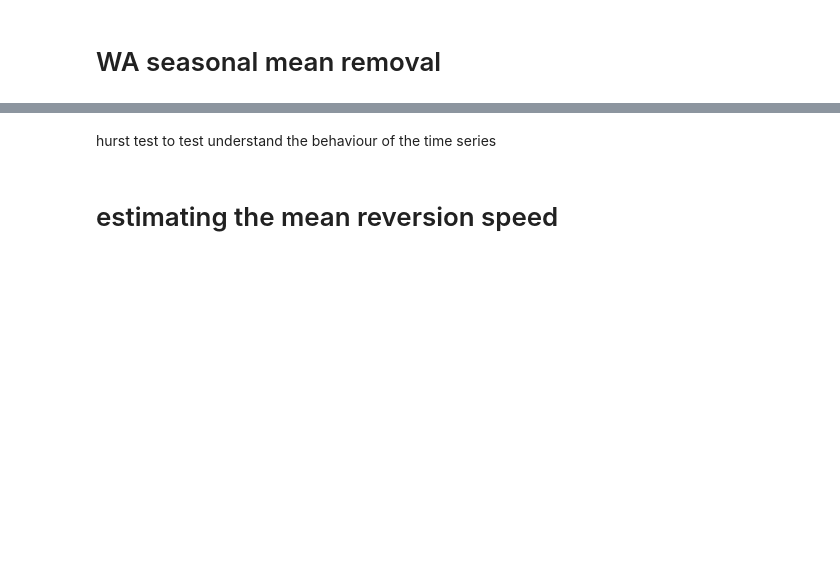
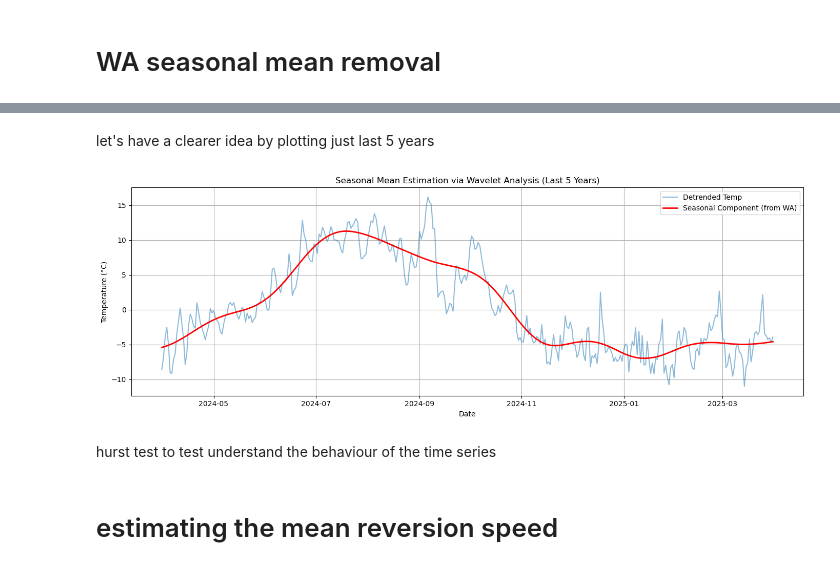
Before and after one commit to GianiRanzetti/Minerva---Weather-Derivatives, a Jupyter notebook: WN_model/main_WA_model.ipynb, the cells around one changed output, grey strips where cells are left out. Drawn from its saved outputs; the diff is of its cells as text; code cells hidden in the pictures; blank space fills up the shorter version.

```diff
--- a/WN_model/main_WA_model.ipynb
+++ b/WN_model/main_WA_model.ipynb
@@ -173,3 +239,28 @@ temp_data_with_day['deseasonalized_detrended'] = deseasonalized_detrended
+# %% [markdown]
+let's have a clearer idea by plotting just last 5 years
+# %%
+# Define the last 5-year window
+end_date = df['date'].max()
+start_date = end_date - pd.DateOffset(years=1)
+
+# Filter the DataFrame
+df_last5 = df[(df['date'] >= start_date) & (df['date'] <= end_date)]
+
+# Plot to visualize seasonal component for the last 5 years
+plt.figure(figsize=(14, 5))
+
+plt.plot(df_last5['date'], df_last5['detrended_temp'], label='Detrended Temp', alpha=0.5)
+plt.plot(df_last5['date'], df_last5['seasonal'], label='Seasonal Component (from WA)', color='red', linewidth=2)
+
+plt.title('Seasonal Mean Estimation via Wavelet Analysis (Last 5 Years)')
+plt.xlabel('Date')
+plt.ylabel('Temperature (°C)')
+plt.legend()
+plt.grid(True)
+plt.tight_layout()
+plt.show()
+# %% [output]
+[figure, added]
 # %% [markdown]
 hurst test to test understand the behaviour of the time series
 # %%
```
Also changed, not shown: parts of 14 cells of this notebook.
